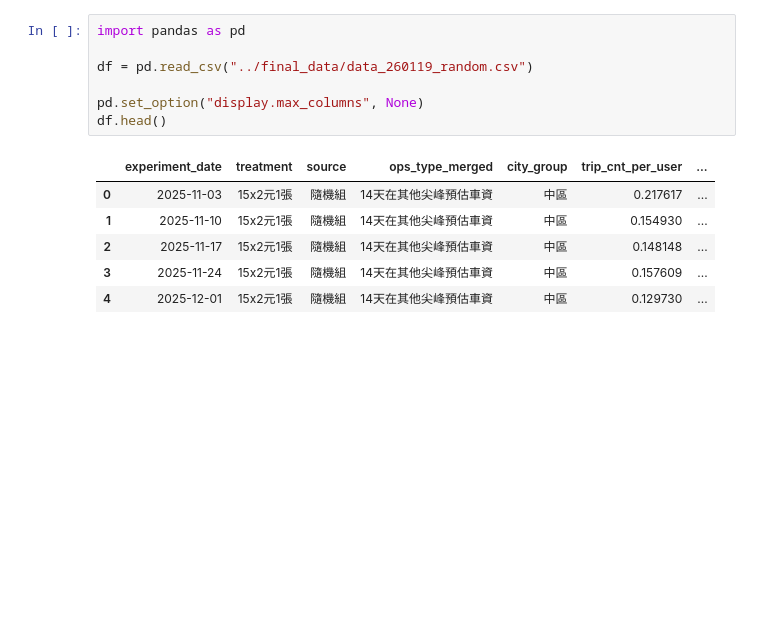
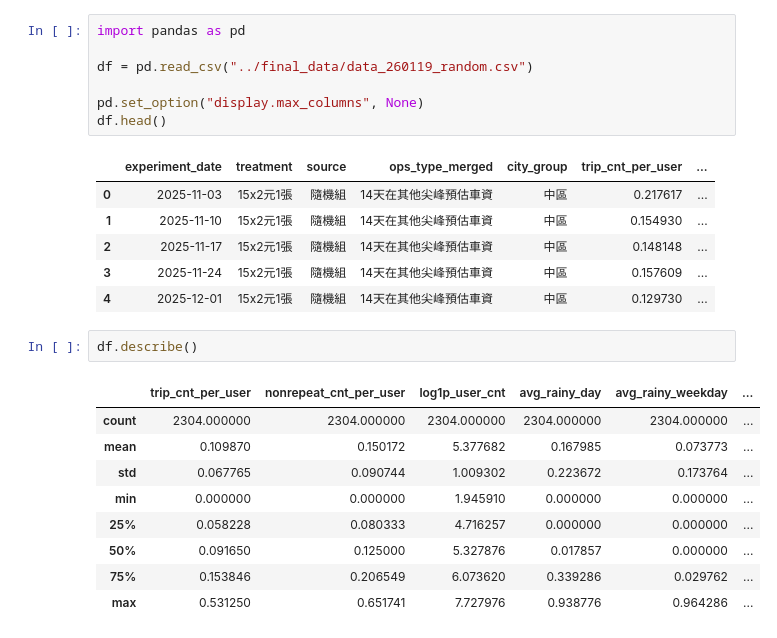
Before and after one commit to shawn921011/2026winter_project, a Jupyter notebook: cleaning/final_cleaning_v3.ipynb, the cells around one changed output. Drawn from its saved outputs; the diff is of its cells as text; blank space fills up the shorter version.

```diff
--- a/cleaning/final_cleaning_v3.ipynb
+++ b/cleaning/final_cleaning_v3.ipynb
@@ -36,3 +36,15 @@ df.head()
 | 2 | 2025-11-17 | 15x2元1張 | 隨機組 | 14天在其他尖峰預估車資 | 中區 | 0.148148 | ... |
 | 3 | 2025-11-24 | 15x2元1張 | 隨機組 | 14天在其他尖峰預估車資 | 中區 | 0.157609 | ... |
 | 4 | 2025-12-01 | 15x2元1張 | 隨機組 | 14天在其他尖峰預估車資 | 中區 | 0.129730 | ... |
+# %%
+df.describe()
+# %% [output]
+|  | trip_cnt_per_user | nonrepeat_cnt_per_user | log1p_user_cnt | avg_rainy_day | avg_rainy_weekday | ... |
+| count | 2304.000000 | 2304.000000 | 2304.000000 | 2304.000000 | 2304.000000 | ... |
+| mean | 0.109870 | 0.150172 | 5.377682 | 0.167985 | 0.073773 | ... |
+| std | 0.067765 | 0.090744 | 1.009302 | 0.223672 | 0.173764 | ... |
+| min | 0.000000 | 0.000000 | 1.945910 | 0.000000 | 0.000000 | ... |
+| 25% | 0.058228 | 0.080333 | 4.716257 | 0.000000 | 0.000000 | ... |
+| 50% | 0.091650 | 0.125000 | 5.327876 | 0.017857 | 0.000000 | ... |
+| 75% | 0.153846 | 0.206549 | 6.073620 | 0.339286 | 0.029762 | ... |
+| max | 0.531250 | 0.651741 | 7.727976 | 0.938776 | 0.964286 | ... |
```
Also changed, not shown: 27 other files.
